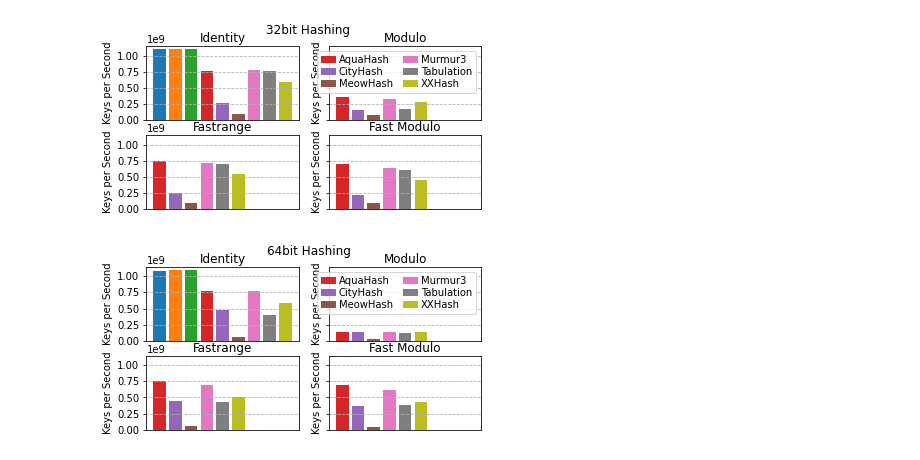
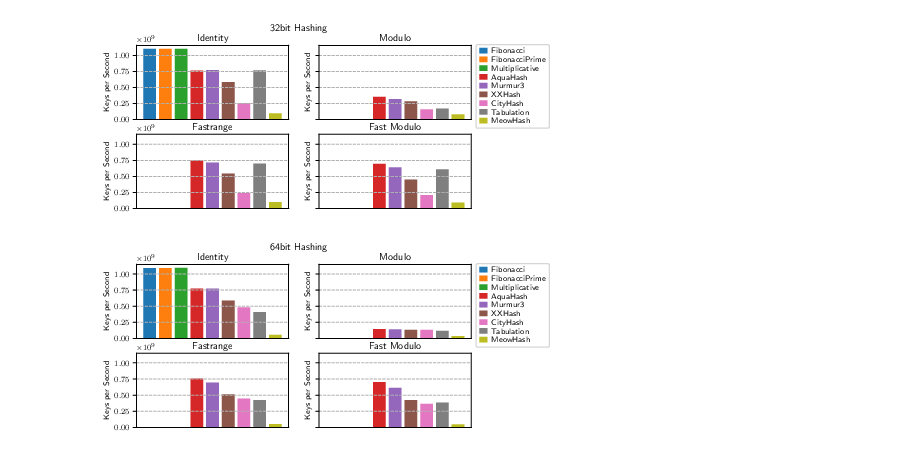
Before and after one commit to DominikHorn/hashing, a Jupyter notebook: results/plots.ipynb, the cells around one changed output. Saved outputs shown, nothing was run; the diff lists cells and outputs as text; code cells hidden in the pictures.

Commit message:
tweak throughput plots

```diff
--- a/results/plots.ipynb
+++ b/results/plots.ipynb
@@ -96,16 +96,16 @@ def do_order(h):
         'MultHash64',
         'aqua0_32',
         'aqua0_64',
+        'murmur_finalizer32',
+        'murmur_finalizer64',
+        'xxh3_32',
+        'xxh3_64',
         'city32',
         'city64',
-        'meow32',
-        'meow64_low',
-        'murmur_finalizer32',
-        'murmur_finalizer64',
         'tabulation32',
         'tabulation64',
-        'xxh3_32',
-        'xxh3_64'])}[h]
+        'meow32',
+        'meow64_low'])}[h]
 # %%
 color_i = 0
 colors = {}
@@ -158,38 +158,48 @@ def plot_throughput(data, bits):
     data[reducer_key] = pd.Categorical(data[reducer_key], reducers.keys())
     data = data.sort_values(by=[reducer_key, throughput_key], key=lambda x: x.map(reducers))
     for i, (reducer, df) in enumerate(data.groupby([reducer_key], sort=False)):
         ax = axs[int(i / cols)][i % rows]
 
         ax.set_title(reducer_name(reducer), pad=4)
         ax.set_ylabel("Keys per Second")
         ax.set_yticks(np.arange(0, 1.5 * 10**9, 0.25 * 10**9))
         ax.tick_params(
             axis='x',
             which='both',
             top=False,
             bottom=False,
             labelbottom=False)
         ax.grid(linestyle="--", axis="y")
 
         df = df.sort_values(by=[order_key])
         for j, (name, d) in enumerate(df.groupby([hash_key], sort=False)):
-            ax.bar(data=d, x=j, label=hashfn_name(name), color=get_color(name), height=throughput_key)
+            ax.bar(data=d, x=j if i == 0 else j+3, label=hashfn_name(name), color=get_color(name), height=throughput_key)
 
     # legend in top right plot
-    axs[0][1].legend(loc="best", ncol=2, borderpad=0.4, labelspacing=0.2, handlelength=1.5, handletextpad=0.3, columnspacing=1.0)
+    h, l = axs[0][0].get_legend_handles_labels()
+    legend = fig.legend(h, l,
+               loc='center right',
+               bbox_to_anchor=(1.09, 0.69),
+               ncol=1,
+               borderpad=0.4,
+               labelspacing=0.2,
+               handlelength=1.0,
+               handletextpad=0.5,
+               columnspacing=1.0
+              )
 
     # overall title
     fig.suptitle(f"{bits}bit Hashing")
 
     fig.savefig(f"throughput_{compiler}_{bits}.pdf", bbox_inches="tight", dpi=300)
-    # fig.savefig(f"throughput_hash_{compiler}_{bits}.pgf", bbox_inches="tight", dpi=300)
+    fig.savefig(f"throughput_{compiler}_{bits}.pgf", bbox_inches="tight", dpi=300)
 
 plt.close('all')
 plot_throughput(th_df, 32)
 plot_throughput(th_df, 64)
 # %% [output]
-[figure, old version]
+[figure, new version]
-[figure, old version]
+[figure, new version]
 # %%
 def plot_scatters(data, bits):
     reset_colors()
```
Also changed, not shown: parts of 1 cell of this notebook.
